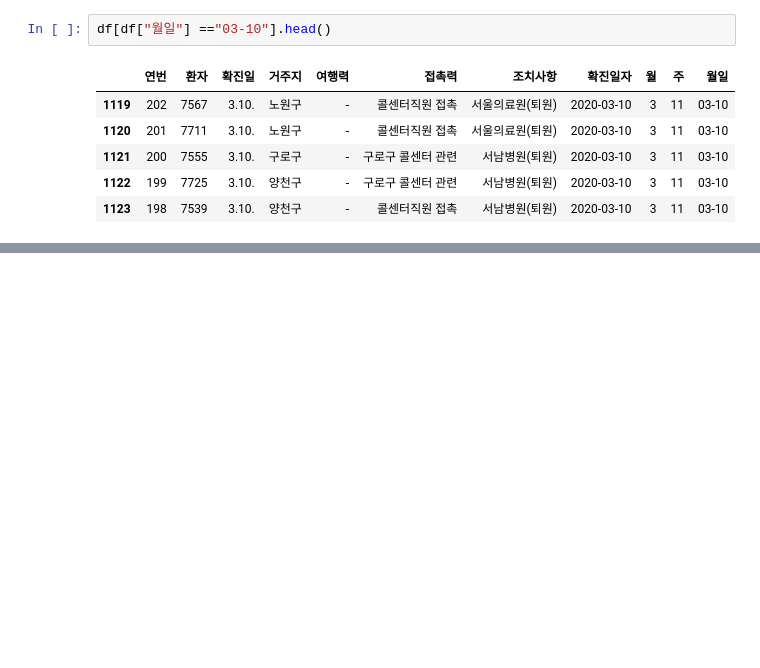
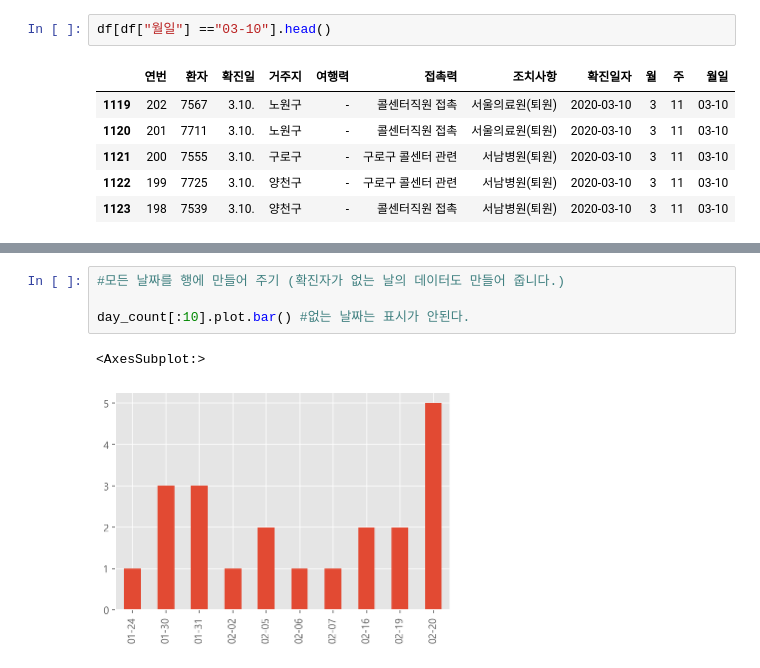
Before and after one commit to hdonghun/Python_analysis-visualization, a Jupyter notebook: 서울시 코로나19 발생현황 분석하기.ipynb, the cells around one changed output, grey strips where cells are left out. Saved outputs shown, nothing was run; the diff lists cells and outputs as text; blank space fills up the shorter version.

```diff
--- a/서울시 코로나19 발생현황 분석하기.ipynb
+++ b/서울시 코로나19 발생현황 분석하기.ipynb
@@ -301,0 +355,7 @@ for i in range(len(month_case)):
+# %%
+#모든 날짜를 행에 만들어 주기 (확진자가 없는 날의 데이터도 만들어 줍니다.)
+
+day_count[:10].plot.bar() #없는 날짜는 표시가 안된다.
+# %% [output]
+<AxesSubplot:>
+[figure, added]
```
Also changed, not shown: parts of 59 cells of this notebook.
